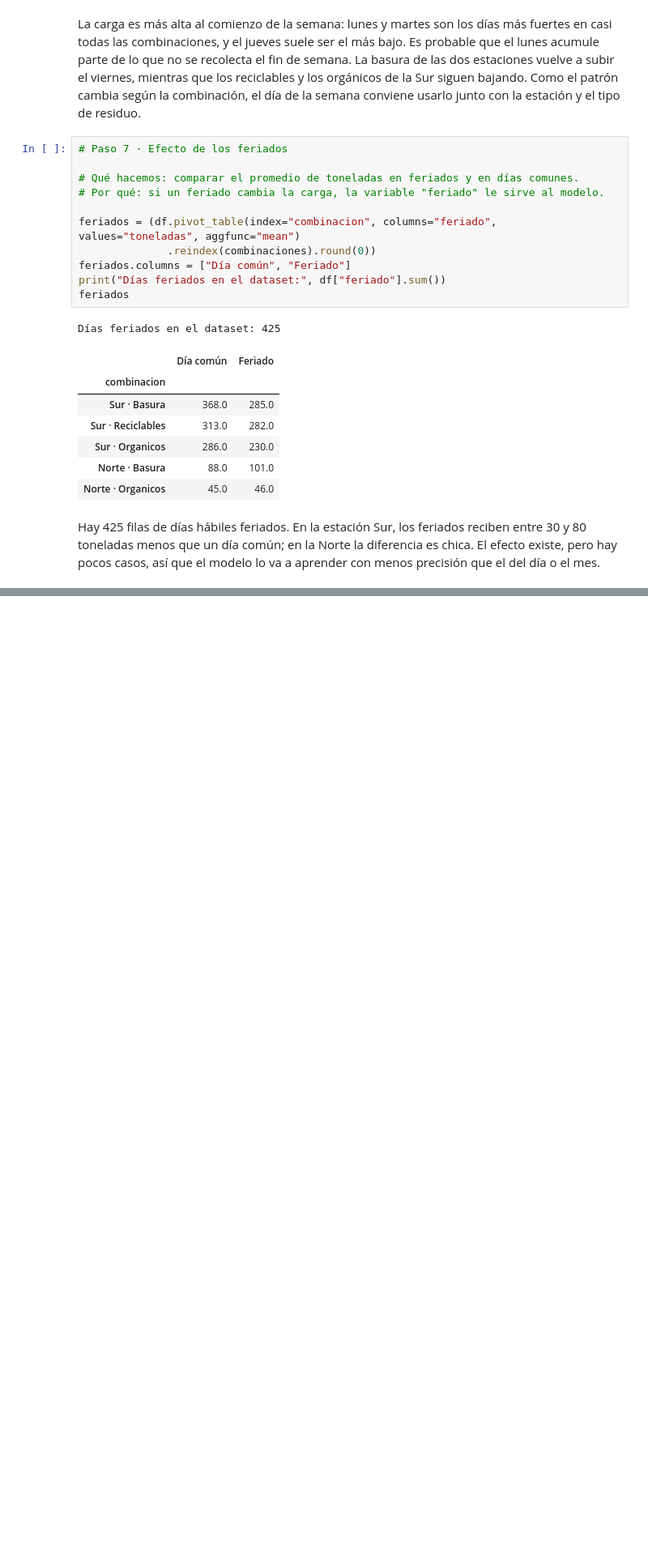
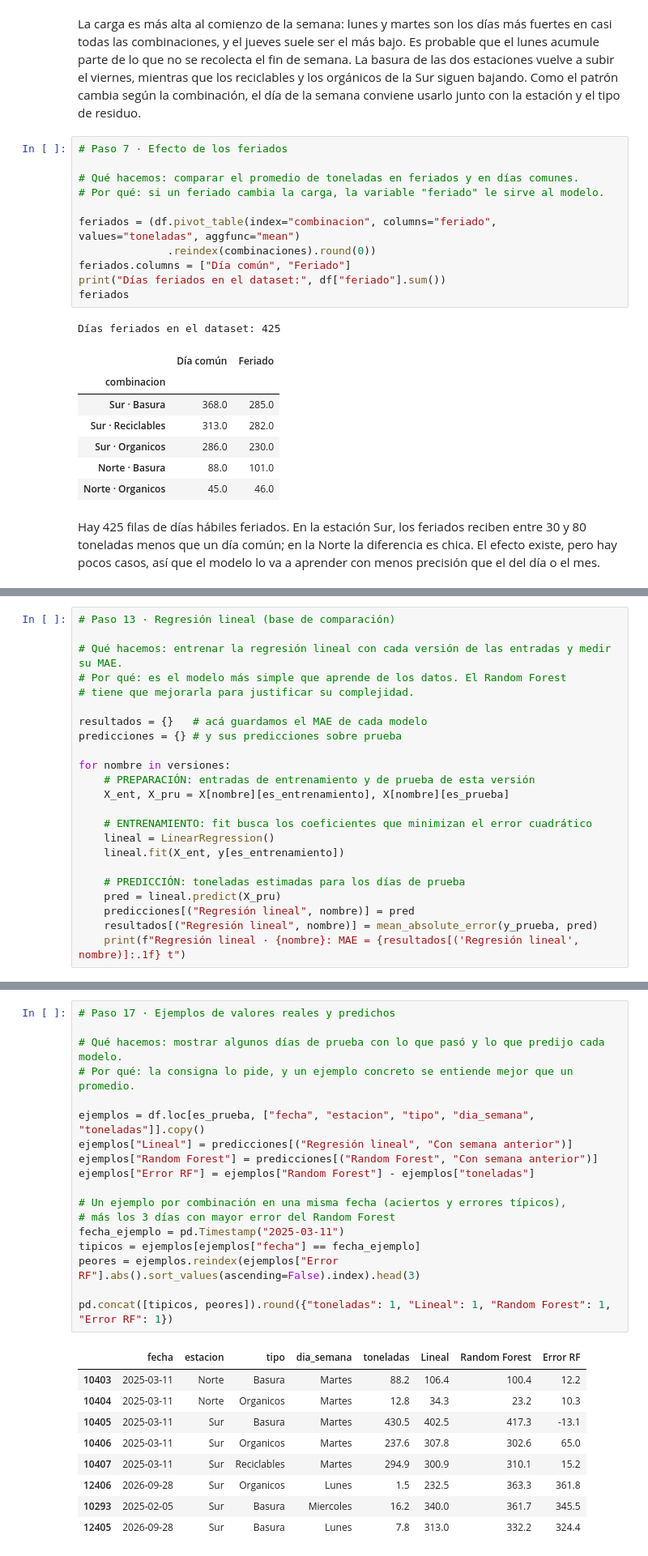
Before and after one commit to Naccho27/tp-predictivos, a Jupyter notebook: notebooks/03_regresion_rf.ipynb, the cells around one changed output, grey strips where cells are left out. Shown at 81% size. Drawn from its saved outputs; the diff is of its cells as text; blank space fills up the shorter version.

```diff
--- a/notebooks/03_regresion_rf.ipynb
+++ b/notebooks/03_regresion_rf.ipynb
@@ -208,0 +318,23 @@ Hay 425 filas de días hábiles feriados. En la estación Sur, los feriados reci
+# %%
+# Paso 13 · Regresión lineal (base de comparación)
+
+# Qué hacemos: entrenar la regresión lineal con cada versión de las entradas y medir su MAE.
+# Por qué: es el modelo más simple que aprende de los datos. El Random Forest
+# tiene que mejorarla para justificar su complejidad.
+
+resultados = {}   # acá guardamos el MAE de cada modelo
+predicciones = {} # y sus predicciones sobre prueba
+
+for nombre in versiones:
+    # PREPARACIÓN: entradas de entrenamiento y de prueba de esta versión
+    X_ent, X_pru = X[nombre][es_entrenamiento], X[nombre][es_prueba]
+
+    # ENTRENAMIENTO: fit busca los coeficientes que minimizan el error cuadrático
+    lineal = LinearRegression()
+    lineal.fit(X_ent, y[es_entrenamiento])
+
+    # PREDICCIÓN: toneladas estimadas para los días de prueba
+    pred = lineal.predict(X_pru)
+    predicciones[("Regresión lineal", nombre)] = pred
+    resultados[("Regresión lineal", nombre)] = mean_absolute_error(y_prueba, pred)
+    print(f"Regresión lineal · {nombre}: MAE = {resultados[('Regresión lineal', nombre)]:.1f} t")
@@ -208,0 +445,28 @@ Hay 425 filas de días hábiles feriados. En la estación Sur, los feriados reci
+# %%
+# Paso 17 · Ejemplos de valores reales y predichos
+
+# Qué hacemos: mostrar algunos días de prueba con lo que pasó y lo que predijo cada modelo.
+# Por qué: la consigna lo pide, y un ejemplo concreto se entiende mejor que un promedio.
+
+ejemplos = df.loc[es_prueba, ["fecha", "estacion", "tipo", "dia_semana", "toneladas"]].copy()
+ejemplos["Lineal"] = predicciones[("Regresión lineal", "Con semana anterior")]
+ejemplos["Random Forest"] = predicciones[("Random Forest", "Con semana anterior")]
+ejemplos["Error RF"] = ejemplos["Random Forest"] - ejemplos["toneladas"]
+
+# Un ejemplo por combinación en una misma fecha (aciertos y errores típicos),
+# más los 3 días con mayor error del Random Forest
+fecha_ejemplo = pd.Timestamp("2025-03-11")
+tipicos = ejemplos[ejemplos["fecha"] == fecha_ejemplo]
+peores = ejemplos.reindex(ejemplos["Error RF"].abs().sort_values(ascending=False).index).head(3)
+
+pd.concat([tipicos, peores]).round({"toneladas": 1, "Lineal": 1, "Random Forest": 1, "Error RF": 1})
+# %% [output]
+|  | fecha | estacion | tipo | dia_semana | toneladas | Lineal | Random Forest | Error RF |
+| 10403 | 2025-03-11 | Norte | Basura | Martes | 88.2 | 106.4 | 100.4 | 12.2 |
+| 10404 | 2025-03-11 | Norte | Organicos | Martes | 12.8 | 34.3 | 23.2 | 10.3 |
+| 10405 | 2025-03-11 | Sur | Basura | Martes | 430.5 | 402.5 | 417.3 | -13.1 |
+| 10406 | 2025-03-11 | Sur | Organicos | Martes | 237.6 | 307.8 | 302.6 | 65.0 |
+| 10407 | 2025-03-11 | Sur | Reciclables | Martes | 294.9 | 300.9 | 310.1 | 15.2 |
+| 12406 | 2026-09-28 | Sur | Organicos | Lunes | 1.5 | 232.5 | 363.3 | 361.8 |
+| 10293 | 2025-02-05 | Sur | Basura | Miercoles | 16.2 | 340.0 | 361.7 | 345.5 |
+| 12405 | 2026-09-28 | Sur | Basura | Lunes | 7.8 | 313.0 | 332.2 | 324.4 |
```
Also changed, not shown: parts of 26 cells of this notebook.
